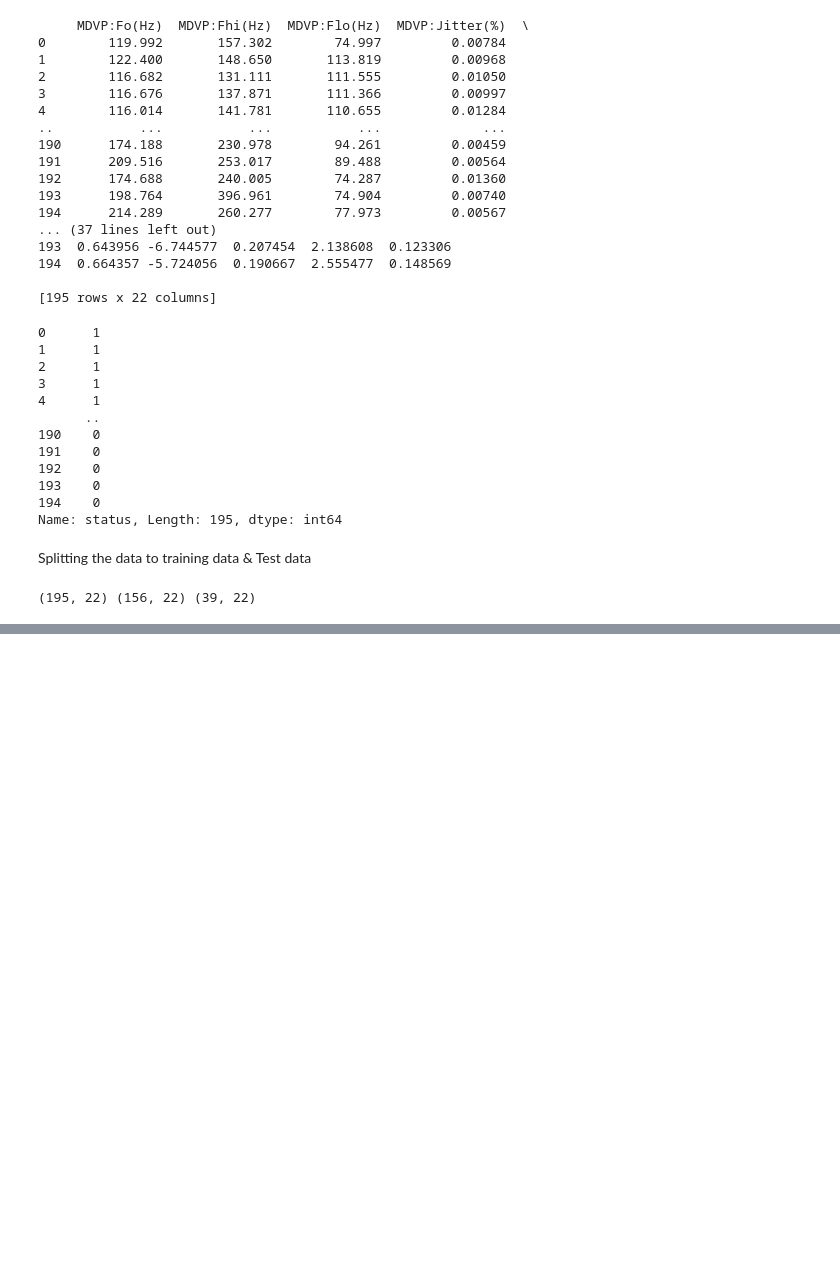
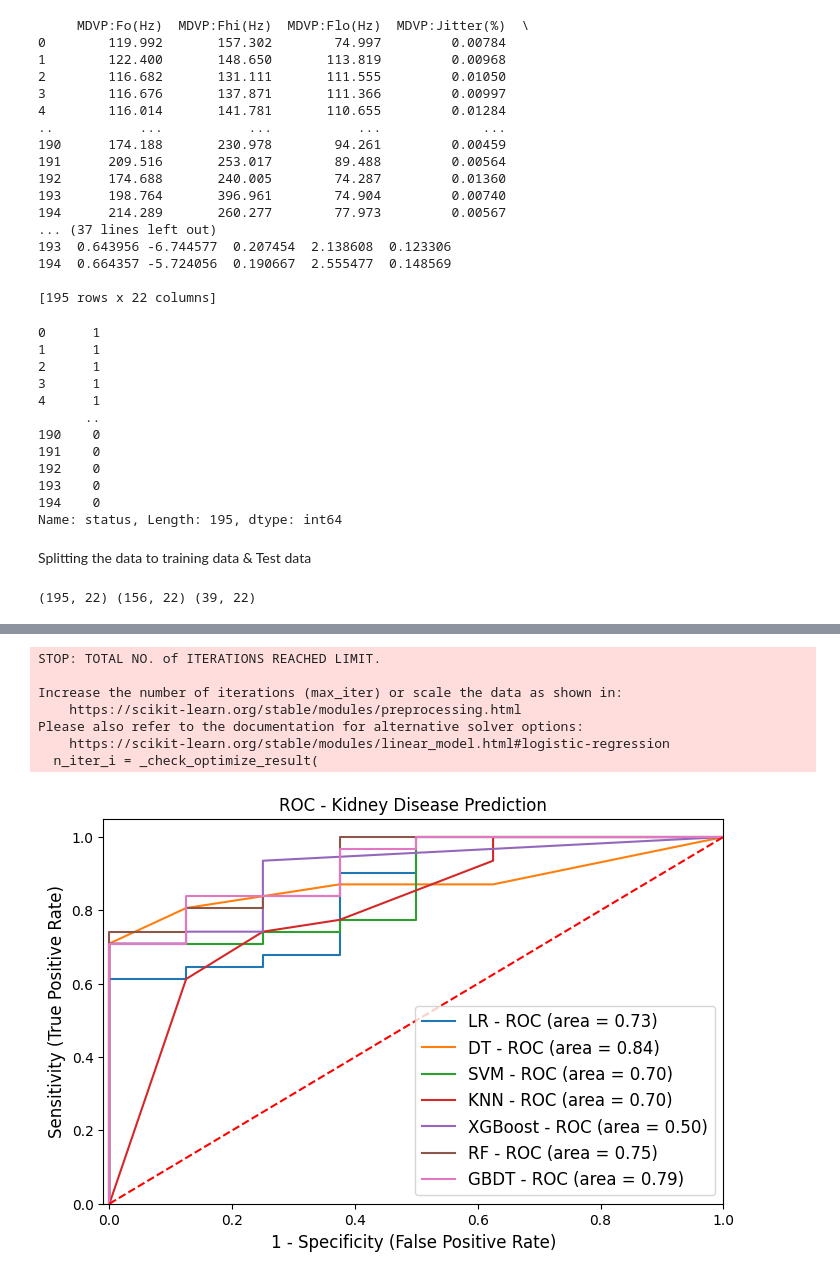
Before and after one commit to SandeepGarikapati/health-assitant, a Jupyter notebook: colab_files_to_train_models/Multiple disease prediction system - Parkinsons.ipynb, the cells around one changed output, grey strips where cells are left out. Drawn from its saved outputs; the diff is of its cells as text; code cells hidden in the pictures; blank space fills up the shorter version.

```diff
--- a/colab_files_to_train_models/Multiple disease prediction system - Parkinsons.ipynb
+++ b/colab_files_to_train_models/Multiple disease prediction system - Parkinsons.ipynb
@@ -160,2 +147,0 @@ Support Vector Machine Model
-# %%
-model = svm.SVC(kernel='linear')
@@ -240,0 +418,3 @@ PPE
+# %%
+svm  = SVC(gamma = 0.0001, C  = 15, probability=True)
+svm.fit(X_train, y_train)
@@ -240,0 +448,12 @@ PPE
+# %%
+from sklearn.ensemble import GradientBoostingClassifier
+
+gbc = GradientBoostingClassifier()
+
+PARAMETERS = {
+    'loss': ['log_loss', 'exponential'],
+    'learning_rate':[0.001, 0.1, 1, 10],
+    'n_estimators':[100,150,180, 200]
+}
+grid_search_gbc = GridSearchCV(gbc, PARAMETERS, cv=5, n_jobs=-1, verbose= 1)
+grid_search_gbc.fit(X_train, y_train)
@@ -240,0 +467,3 @@ PPE
+# %%
+gbc = GradientBoostingClassifier(learning_rate= 0.1, loss = 'log_loss', n_estimators = 100)
+gbc.fit(X_train, y_train)
@@ -240,0 +513,60 @@ PPE
+# %%
+from sklearn import metrics
+import matplotlib.pyplot as plt
+plt.figure(figsize=(8,5))
+models = [
+{
+    'label': 'LR',
+    'model': lr,
+},
+{
+    'label': 'DT',
+    'model': dtc,
+},
+{
+    'label': 'SVM',
+    'model': svm,
+},
+{
+    'label': 'KNN',
+    'model': knn,
+},
+{
+    'label': 'XGBoost',
+    'model': xgb,
+},
+{
+    'label': 'RF',
+    'model': rand_clf,
+},
+{
+    'label': 'GBDT',
+    'model': gbc,
+}
+]
+for m in models:
+    model = m['model']
+    model.fit(X_train, y_train)
+    y_pred=model.predict(X_test)
+    fpr1, tpr1, thresholds = metrics.roc_curve(y_test, model.predict_proba(X_test)[:,1])
+    auc = metrics.roc_auc_score(y_test,model.predict(X_test))
+    plt.plot(fpr1, tpr1, label='%s - ROC (area = %0.2f)' % (m['label'], auc))
+
+plt.plot([0, 1], [0, 1],'r--')
+plt.xlim([-0.01, 1.0])
+plt.ylim([0.0, 1.05])
+plt.xlabel('1 - Specificity (False Positive Rate)', fontsize=12)
+plt.ylabel('Sensitivity (True Positive Rate)', fontsize=12)
+plt.title('ROC - Kidney Disease Prediction', fontsize=12)
+plt.legend(loc="lower right", fontsize=12)
+plt.savefig("roc_kidney.jpeg", format='jpeg', dpi=400, bbox_inches='tight')
+plt.show()
+# %% [output]
+STOP: TOTAL NO. of ITERATIONS REACHED LIMIT.
+
+Increase the number of iterations (max_iter) or scale the data as shown in:
+    https://scikit-learn.org/stable/modules/preprocessing.html
+Please also refer to the documentation for alternative solver options:
+    https://scikit-learn.org/stable/modules/linear_model.html#logistic-regression
+  n_iter_i = _check_optimize_result(
+[figure, added]
```
Also changed, not shown: parts of 49 cells of this notebook, 6 other files.
